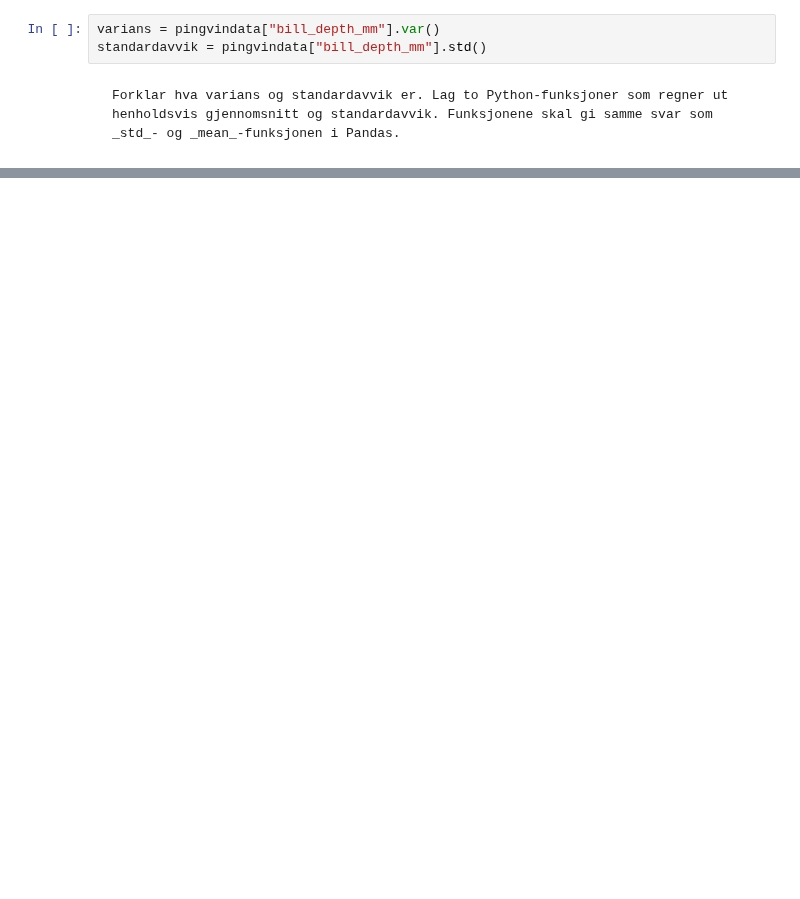
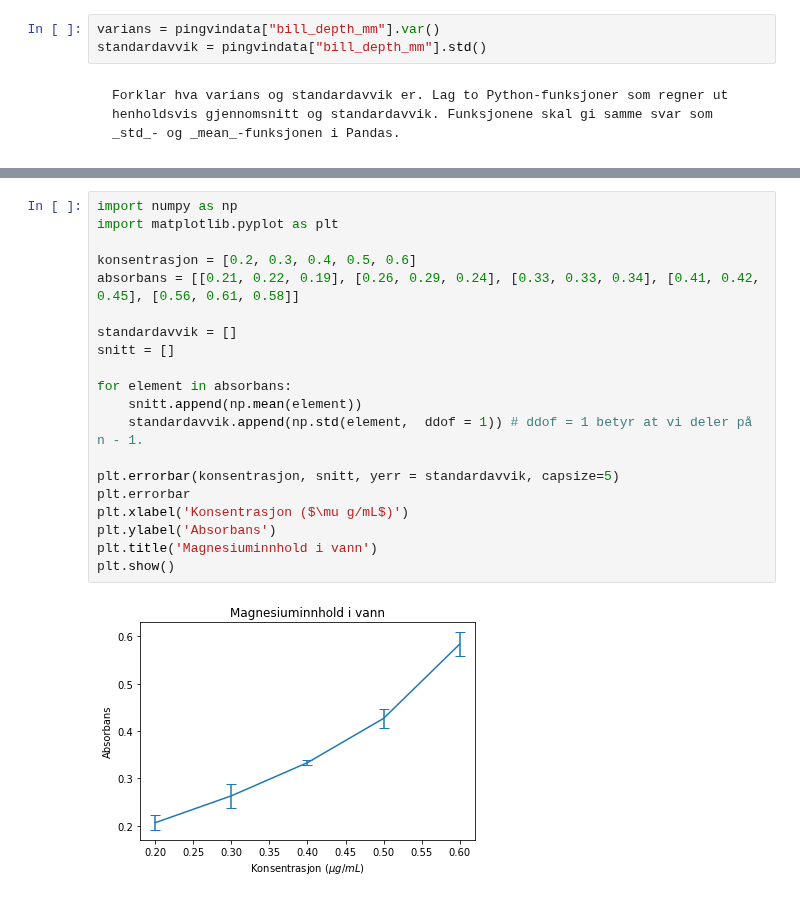
Before and after one commit to andreasdh/Programmering-og-modellering, a Jupyter notebook: docs/tema3_datahandtering/statistikk.ipynb, the cells around one changed output, grey strips where cells are left out. Drawn from its saved outputs; the diff is of its cells as text; blank space fills up the shorter version.

```diff
--- a/docs/tema3_datahandtering/statistikk.ipynb
+++ b/docs/tema3_datahandtering/statistikk.ipynb
@@ -141,0 +146,22 @@ Forklar hva varians og standardavvik er. Lag to Python-funksjoner som regner ut
+# %%
+import numpy as np
+import matplotlib.pyplot as plt
+
+konsentrasjon = [0.2, 0.3, 0.4, 0.5, 0.6]
+absorbans = [[0.21, 0.22, 0.19], [0.26, 0.29, 0.24], [0.33, 0.33, 0.34], [0.41, 0.42, 0.45], [0.56, 0.61, 0.58]]
+
+standardavvik = []
+snitt = []
+
+for element in absorbans:
+    snitt.append(np.mean(element))
+    standardavvik.append(np.std(element,  ddof = 1)) # ddof = 1 betyr at vi deler på n - 1.
+
+plt.errorbar(konsentrasjon, snitt, yerr = standardavvik, capsize=5)
+plt.errorbar
+plt.xlabel('Konsentrasjon ($\mu g/mL$)')
+plt.ylabel('Absorbans')
+plt.title('Magnesiuminnhold i vann')
+plt.show()
+# %% [output]
+[figure, added]
```
Also changed, not shown: parts of 25 cells of this notebook, 7 other files.
